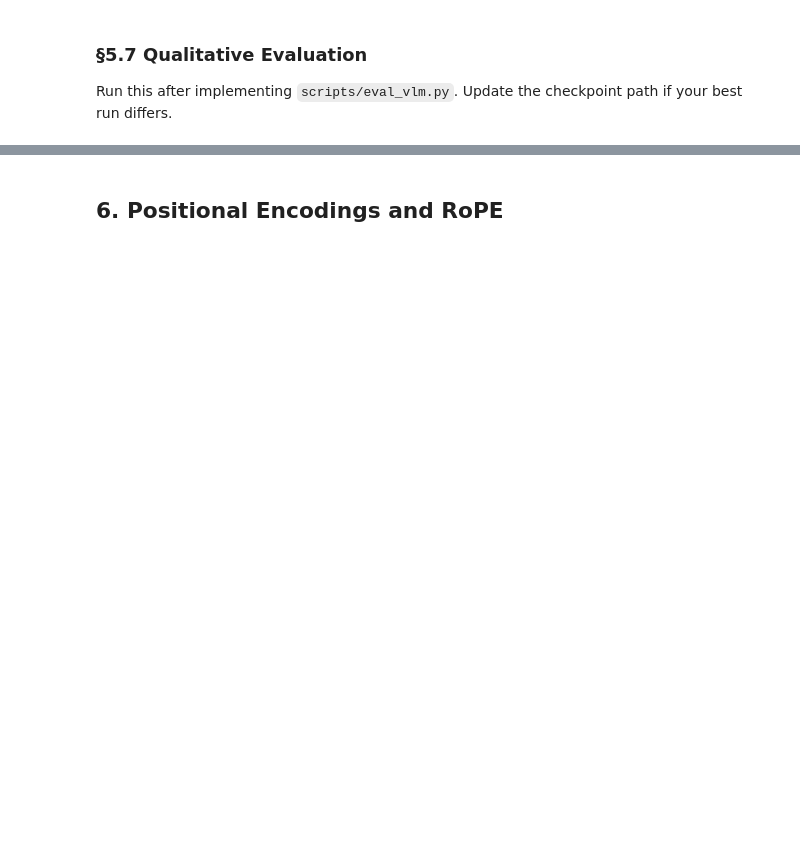
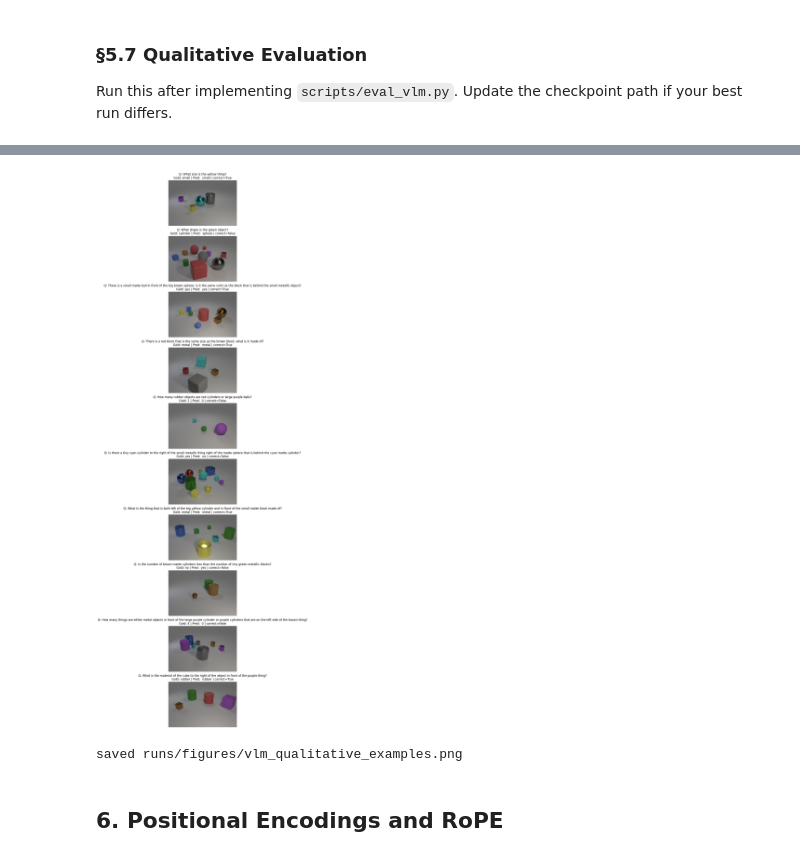
Before and after one commit to mcrco/cs148-hw3, a Jupyter notebook: colab_setup.ipynb, the cells around one changed output, grey strips where cells are left out. Cells and saved outputs as stored; diff of their text form; code cells hidden in the pictures; blank space fills up the shorter version.

```diff
--- a/colab_setup.ipynb
+++ b/colab_setup.ipynb
@@ -554,20 +738,25 @@ Run this after implementing `scripts/eval_vlm.py`. Update the checkpoint path if
 # %%
-examples_path = RUNS_DIR / 'vlm_qualitative' / 'examples.jsonl'
-assert examples_path.exists(), f'missing {examples_path} — implement scripts/eval_vlm.py first'
+# Already generated on Colab — see runs/figures/vlm_qualitative_examples.png
+# (examples.jsonl + runs/vlm_qualitative/images/ also on disk)
+# examples_path = RUNS_DIR / 'vlm_qualitative' / 'examples.jsonl'
+# assert examples_path.exists(), f'missing {examples_path} — implement scripts/eval_vlm.py first'
 
-rows = [json.loads(line) for line in open(examples_path)]
-fig, axes = plt.subplots(len(rows), 1, figsize=(8, 3.2 * len(rows)))
-if len(rows) == 1:
-    axes = [axes]
-for ax, row in zip(axes, rows):
-    img_path = row.get('saved_image')
-    if img_path and Path(img_path).exists():
-        ax.imshow(Image.open(img_path))
-    ax.set_title(
-        f"Q: {row['question']}\nGold: {row['gold']} | Pred: {row['prediction']} | correct={row['correct']}"
-    )
-    ax.axis('off')
-savefig('vlm_qualitative_examples.png')
+# rows = [json.loads(line) for line in open(examples_path)]
+# fig, axes = plt.subplots(len(rows), 1, figsize=(8, 3.2 * len(rows)))
+# if len(rows) == 1:
+#     axes = [axes]
+# for ax, row in zip(axes, rows):
+#     img_path = row.get('saved_image')
+#     if img_path and Path(img_path).exists():
+#         ax.imshow(Image.open(img_path))
+#     ax.set_title(
+#         f"Q: {row['question']}\nGold: {row['gold']} | Pred: {row['prediction']} | correct={row['correct']}"
+#     )
+#     ax.axis('off')
+# savefig('vlm_qualitative_examples.png')
+# %% [output]
+[figure, added]
+saved runs/figures/vlm_qualitative_examples.png
 # %% [markdown]
 ## 6. Positional Encodings and RoPE
 # %%
```
Also changed, not shown: parts of 22 cells of this notebook, 2 other files.
